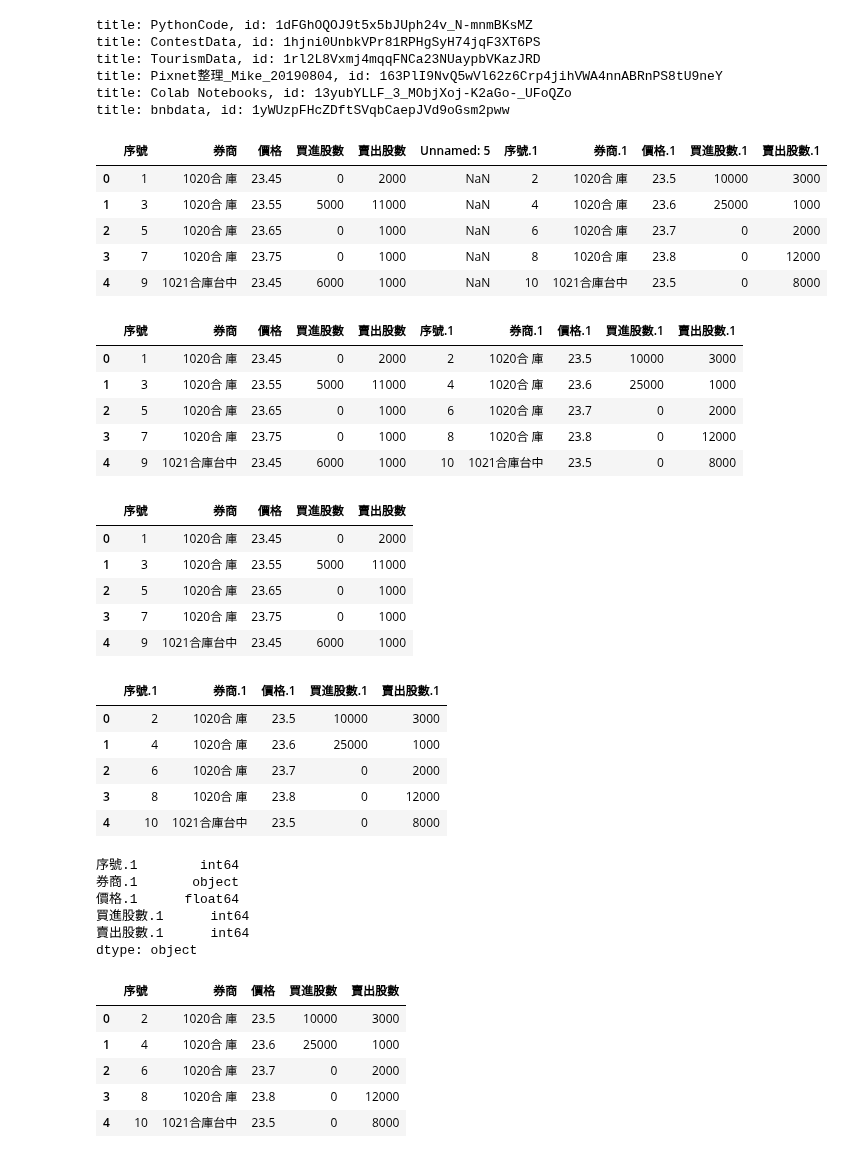
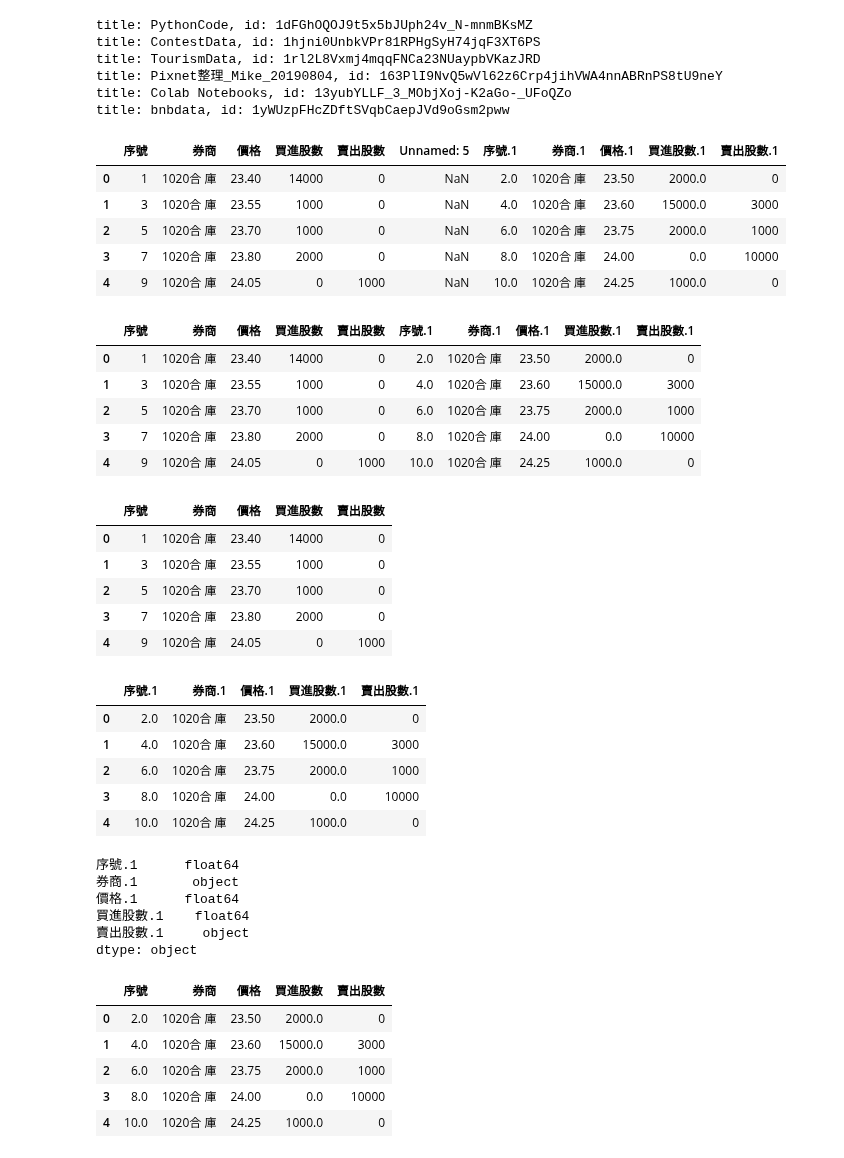
Before and after one commit to cwcheng0/practicepython, a Jupyter notebook: TaiwanStockCount.ipynb, the cells around one changed output. Drawn from its saved outputs; the diff is of its cells as text; code cells hidden in the pictures.

```diff
--- a/TaiwanStockCount.ipynb
+++ b/TaiwanStockCount.ipynb
@@ -54,29 +50,29 @@ title: bnbdata, id: 1yWUzpFHcZDftSVqbCaepJVd9oGsm2pww
 # %%
 # Check first 5 rows in a file
 # from tabula import
-df = pd.read_csv('/content/gdrive/My Drive/ContestData/FinanceData/2353_20200821.csv',encoding='big5hkscs',skiprows=2)
+df = pd.read_csv('/content/gdrive/My Drive/ContestData/FinanceData/2353_20200824.csv',encoding='big5hkscs',skiprows=2)
 
 # Notice datatypes changed in some columns.
 # Check first few rows.
 df.head()
 # %% [output]
 |  | 序號 | 券商 | 價格 | 買進股數 | 賣出股數 | Unnamed: 5 | 序號.1 | 券商.1 | 價格.1 | 買進股數.1 | 賣出股數.1 |
-| 0 | 1 | 1020合 庫 | 23.45 | 0 | 2000 | NaN | 2 | 1020合 庫 | 23.5 | 10000 | 3000 |
-| 1 | 3 | 1020合 庫 | 23.55 | 5000 | 11000 | NaN | 4 | 1020合 庫 | 23.6 | 25000 | 1000 |
-| 2 | 5 | 1020合 庫 | 23.65 | 0 | 1000 | NaN | 6 | 1020合 庫 | 23.7 | 0 | 2000 |
-| 3 | 7 | 1020合 庫 | 23.75 | 0 | 1000 | NaN | 8 | 1020合 庫 | 23.8 | 0 | 12000 |
-| 4 | 9 | 1021合庫台中 | 23.45 | 6000 | 1000 | NaN | 10 | 1021合庫台中 | 23.5 | 0 | 8000 |
+| 0 | 1 | 1020合 庫 | 23.40 | 14000 | 0 | NaN | 2.0 | 1020合 庫 | 23.50 | 2000.0 | 0 |
+| 1 | 3 | 1020合 庫 | 23.55 | 1000 | 0 | NaN | 4.0 | 1020合 庫 | 23.60 | 15000.0 | 3000 |
+| 2 | 5 | 1020合 庫 | 23.70 | 1000 | 0 | NaN | 6.0 | 1020合 庫 | 23.75 | 2000.0 | 1000 |
+| 3 | 7 | 1020合 庫 | 23.80 | 2000 | 0 | NaN | 8.0 | 1020合 庫 | 24.00 | 0.0 | 10000 |
+| 4 | 9 | 1020合 庫 | 24.05 | 0 | 1000 | NaN | 10.0 | 1020合 庫 | 24.25 | 1000.0 | 0 |
 # %%
 # Drop some columns.
 df = df.drop(df.columns[[5]], axis=1)
 df.head()
 # %% [output]
 |  | 序號 | 券商 | 價格 | 買進股數 | 賣出股數 | 序號.1 | 券商.1 | 價格.1 | 買進股數.1 | 賣出股數.1 |
-| 0 | 1 | 1020合 庫 | 23.45 | 0 | 2000 | 2 | 1020合 庫 | 23.5 | 10000 | 3000 |
-| 1 | 3 | 1020合 庫 | 23.55 | 5000 | 11000 | 4 | 1020合 庫 | 23.6 | 25000 | 1000 |
-| 2 | 5 | 1020合 庫 | 23.65 | 0 | 1000 | 6 | 1020合 庫 | 23.7 | 0 | 2000 |
-| 3 | 7 | 1020合 庫 | 23.75 | 0 | 1000 | 8 | 1020合 庫 | 23.8 | 0 | 12000 |
-| 4 | 9 | 1021合庫台中 | 23.45 | 6000 | 1000 | 10 | 1021合庫台中 | 23.5 | 0 | 8000 |
+| 0 | 1 | 1020合 庫 | 23.40 | 14000 | 0 | 2.0 | 1020合 庫 | 23.50 | 2000.0 | 0 |
+| 1 | 3 | 1020合 庫 | 23.55 | 1000 | 0 | 4.0 | 1020合 庫 | 23.60 | 15000.0 | 3000 |
+| 2 | 5 | 1020合 庫 | 23.70 | 1000 | 0 | 6.0 | 1020合 庫 | 23.75 | 2000.0 | 1000 |
+| 3 | 7 | 1020合 庫 | 23.80 | 2000 | 0 | 8.0 | 1020合 庫 | 24.00 | 0.0 | 10000 |
+| 4 | 9 | 1020合 庫 | 24.05 | 0 | 1000 | 10.0 | 1020合 庫 | 24.25 | 1000.0 | 0 |
 # %%
 # Split fields into 2 files.
 # Copy files
@@ -86,31 +82,31 @@ df1 = df1.drop(df.columns[[5,6,7,8,9]], axis=1)
 df1.head()
 # %% [output]
 |  | 序號 | 券商 | 價格 | 買進股數 | 賣出股數 |
-| 0 | 1 | 1020合 庫 | 23.45 | 0 | 2000 |
-| 1 | 3 | 1020合 庫 | 23.55 | 5000 | 11000 |
-| 2 | 5 | 1020合 庫 | 23.65 | 0 | 1000 |
-| 3 | 7 | 1020合 庫 | 23.75 | 0 | 1000 |
-| 4 | 9 | 1021合庫台中 | 23.45 | 6000 | 1000 |
+| 0 | 1 | 1020合 庫 | 23.40 | 14000 | 0 |
+| 1 | 3 | 1020合 庫 | 23.55 | 1000 | 0 |
+| 2 | 5 | 1020合 庫 | 23.70 | 1000 | 0 |
+| 3 | 7 | 1020合 庫 | 23.80 | 2000 | 0 |
+| 4 | 9 | 1020合 庫 | 24.05 | 0 | 1000 |
 # %%
 # Do it again
 df2 = df2.drop(df2.columns[[0,1,2,3,4]], axis=1)
 df2.head()
 # %% [output]
 |  | 序號.1 | 券商.1 | 價格.1 | 買進股數.1 | 賣出股數.1 |
-| 0 | 2 | 1020合 庫 | 23.5 | 10000 | 3000 |
-| 1 | 4 | 1020合 庫 | 23.6 | 25000 | 1000 |
-| 2 | 6 | 1020合 庫 | 23.7 | 0 | 2000 |
-| 3 | 8 | 1020合 庫 | 23.8 | 0 | 12000 |
-| 4 | 10 | 1021合庫台中 | 23.5 | 0 | 8000 |
+| 0 | 2.0 | 1020合 庫 | 23.50 | 2000.0 | 0 |
+| 1 | 4.0 | 1020合 庫 | 23.60 | 15000.0 | 3000 |
+| 2 | 6.0 | 1020合 庫 | 23.75 | 2000.0 | 1000 |
+| 3 | 8.0 | 1020合 庫 | 24.00 | 0.0 | 10000 |
+| 4 | 10.0 | 1020合 庫 | 24.25 | 1000.0 | 0 |
 # %%
 # check datatypes
 df2.dtypes
 # %% [output]
-序號.1        int64
+序號.1      float64
 券商.1       object
 價格.1      float64
-買進股數.1      int64
-賣出股數.1      int64
+買進股數.1    float64
+賣出股數.1     object
 dtype: object
 # %%
 # Change column names
@@ -118,11 +114,11 @@ df2.columns = ['序號', '券商', '價格', '買進股數', '賣出股數']
 df2.head()
 # %% [output]
 |  | 序號 | 券商 | 價格 | 買進股數 | 賣出股數 |
-| 0 | 2 | 1020合 庫 | 23.5 | 10000 | 3000 |
-| 1 | 4 | 1020合 庫 | 23.6 | 25000 | 1000 |
-| 2 | 6 | 1020合 庫 | 23.7 | 0 | 2000 |
-| 3 | 8 | 1020合 庫 | 23.8 | 0 | 12000 |
-| 4 | 10 | 1021合庫台中 | 23.5 | 0 | 8000 |
+| 0 | 2.0 | 1020合 庫 | 23.50 | 2000.0 | 0 |
+| 1 | 4.0 | 1020合 庫 | 23.60 | 15000.0 | 3000 |
+| 2 | 6.0 | 1020合 庫 | 23.75 | 2000.0 | 1000 |
+| 3 | 8.0 | 1020合 庫 | 24.00 | 0.0 | 10000 |
+| 4 | 10.0 | 1020合 庫 | 24.25 | 1000.0 | 0 |
 # %%
 # Check last row data
 df2.tail()
```
Also changed, not shown: parts of 20 cells of this notebook.
